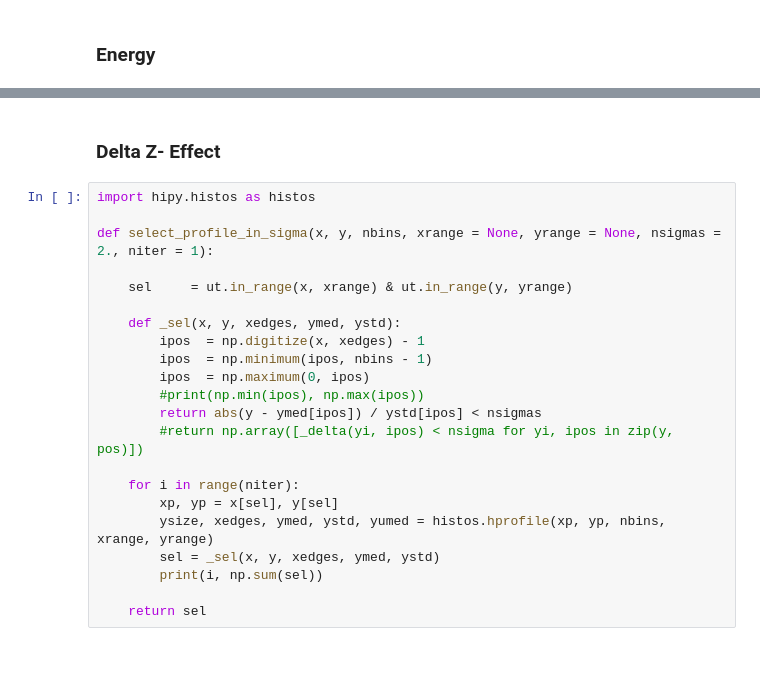
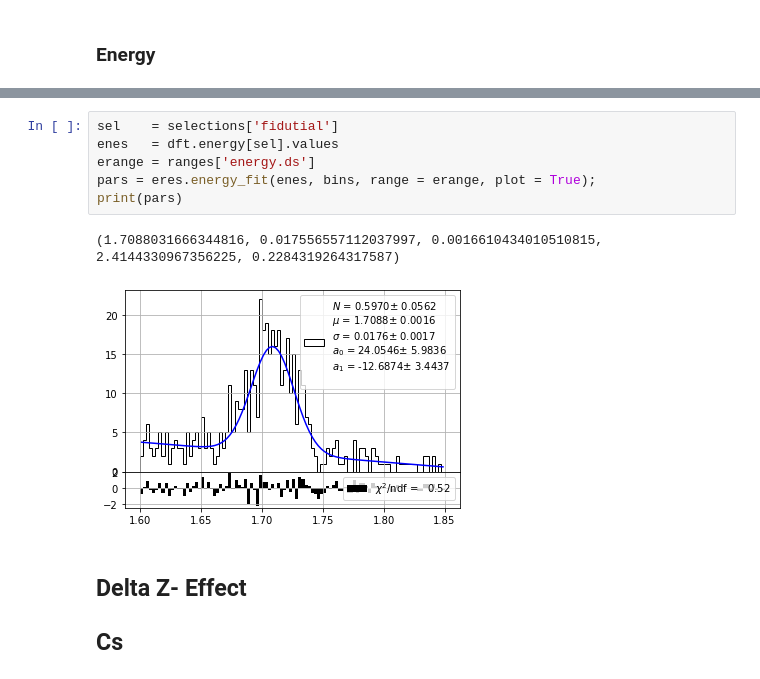
Before and after one commit to jahernando/next, a Jupyter notebook: NB/eres/energy_resolution_demo.ipynb, the cells around one changed output, grey strips where cells are left out. Saved outputs shown, nothing was run; the diff lists cells and outputs as text.

```diff
--- a/NB/eres/energy_resolution_demo.ipynb
+++ b/NB/eres/energy_resolution_demo.ipynb
@@ -229,24 +141,13 @@ plt.xlabel('Energy (MeV)'); plt.legend(); plt.ylabel('FWHM (%)');
+# %%
+sel    = selections['fidutial']
+enes   = dft.energy[sel].values
+erange = ranges['energy.ds']
+pars = eres.energy_fit(enes, bins, range = erange, plot = True);
+print(pars)
+# %% [output]
+(1.7088031666344816, 0.017556557112037997, 0.0016610434010510815, 2.4144330967356225, 0.2284319264317587)
+[figure, added]
 # %% [markdown]
-### Delta Z- Effect
+## Delta Z- Effect
+
+## Cs
-# %%
-import hipy.histos as histos
-
-def select_profile_in_sigma(x, y, nbins, xrange = None, yrange = None, nsigmas = 2., niter = 1):
-
-    sel     = ut.in_range(x, xrange) & ut.in_range(y, yrange)
-
-    def _sel(x, y, xedges, ymed, ystd):
-        ipos  = np.digitize(x, xedges) - 1
-        ipos  = np.minimum(ipos, nbins - 1)
-        ipos  = np.maximum(0, ipos)
-        #print(np.min(ipos), np.max(ipos))
-        return abs(y - ymed[ipos]) / ystd[ipos] < nsigmas
-        #return np.array([_delta(yi, ipos) < nsigma for yi, ipos in zip(y, pos)])
-
-    for i in range(niter):
-        xp, yp = x[sel], y[sel]
-        ysize, xedges, ymed, ystd, yumed = histos.hprofile(xp, yp, nbins, xrange, yrange)
-        sel = _sel(x, y, xedges, ymed, ystd)
-        print(i, np.sum(sel))
-
-    return sel
```
Also changed, not shown: parts of 27 cells of this notebook.
